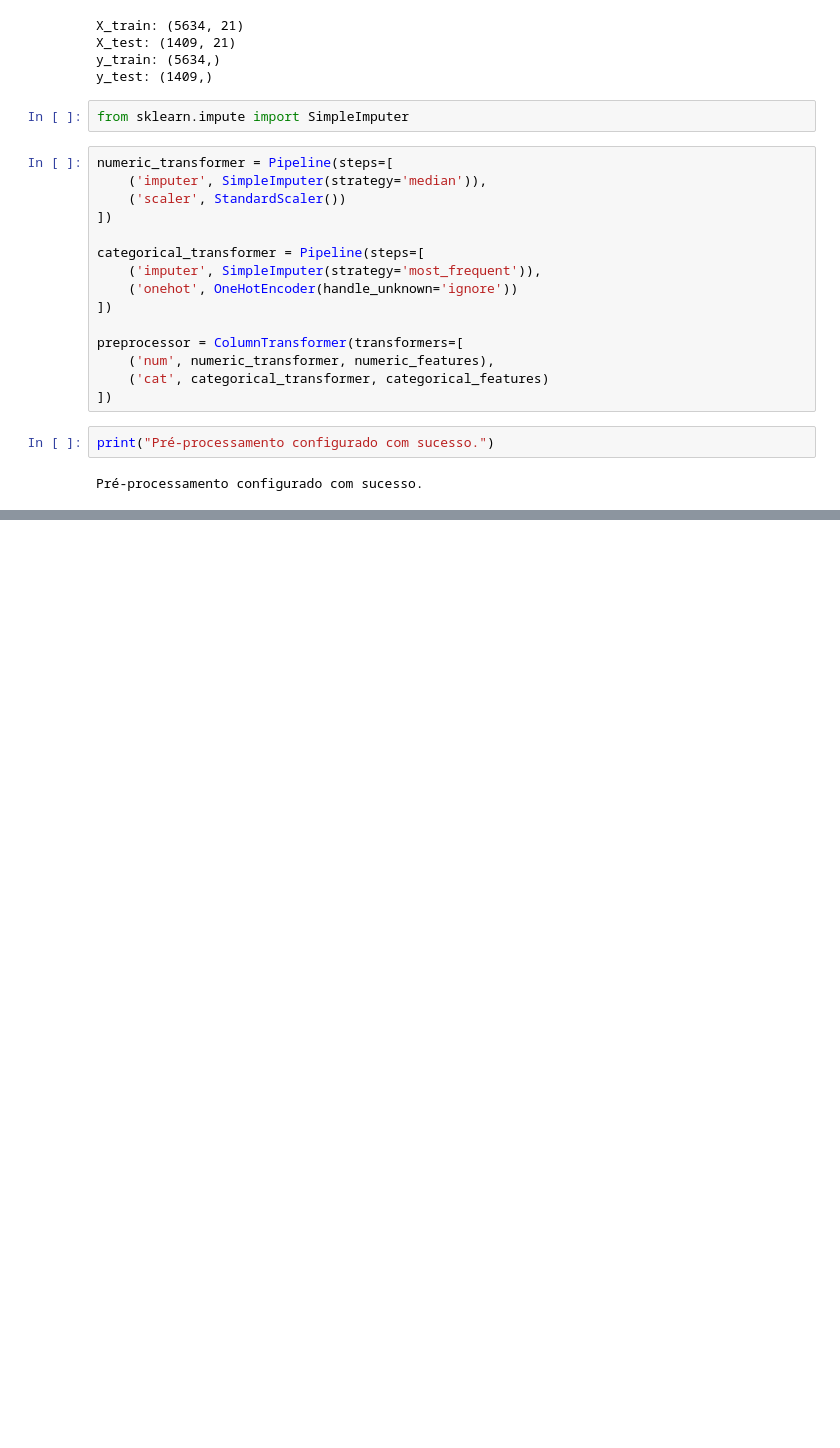
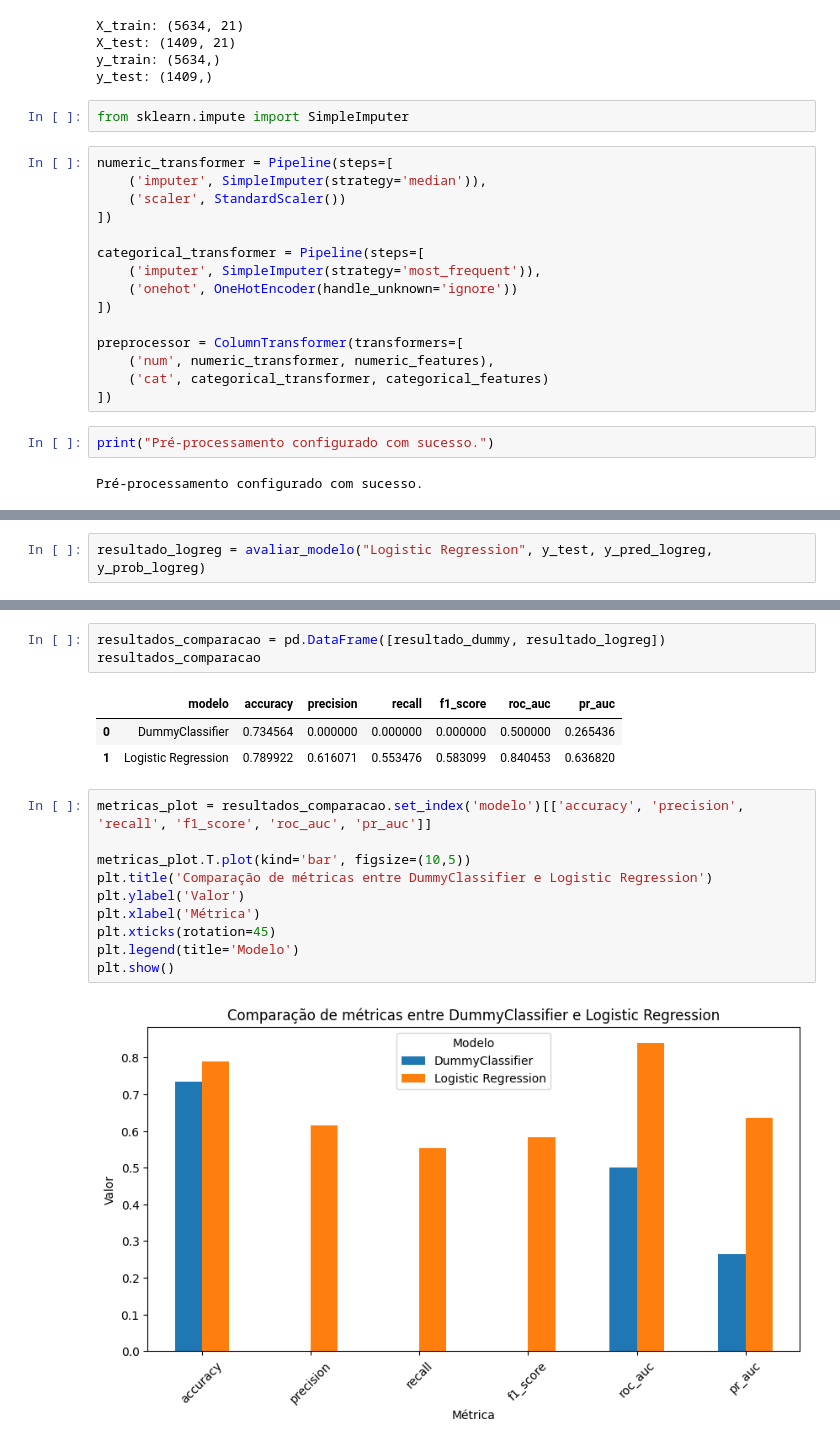
Before and after one commit to fabii2607/projeto-churn-ml, a Jupyter notebook: notebooks/02_baseline.ipynb, the cells around one changed output, grey strips where cells are left out. Saved outputs shown, nothing was run; the diff lists cells and outputs as text; blank space fills up the shorter version.

```diff
--- a/notebooks/02_baseline.ipynb
+++ b/notebooks/02_baseline.ipynb
@@ -192,0 +321,2 @@ print("Pré-processamento configurado com sucesso.")
+# %%
+resultado_logreg = avaliar_modelo("Logistic Regression", y_test, y_pred_logreg, y_prob_logreg)
@@ -192,0 +357,19 @@ print("Pré-processamento configurado com sucesso.")
+# %%
+resultados_comparacao = pd.DataFrame([resultado_dummy, resultado_logreg])
+resultados_comparacao
+# %% [output]
+|  | modelo | accuracy | precision | recall | f1_score | roc_auc | pr_auc |
+| 0 | DummyClassifier | 0.734564 | 0.000000 | 0.000000 | 0.000000 | 0.500000 | 0.265436 |
+| 1 | Logistic Regression | 0.789922 | 0.616071 | 0.553476 | 0.583099 | 0.840453 | 0.636820 |
+# %%
+metricas_plot = resultados_comparacao.set_index('modelo')[['accuracy', 'precision', 'recall', 'f1_score', 'roc_auc', 'pr_auc']]
+
+metricas_plot.T.plot(kind='bar', figsize=(10,5))
+plt.title('Comparação de métricas entre DummyClassifier e Logistic Regression')
+plt.ylabel('Valor')
+plt.xlabel('Métrica')
+plt.xticks(rotation=45)
+plt.legend(title='Modelo')
+plt.show()
+# %% [output]
+[figure, added]
```
Also changed, not shown: parts of 23 cells of this notebook, 1 other file.
